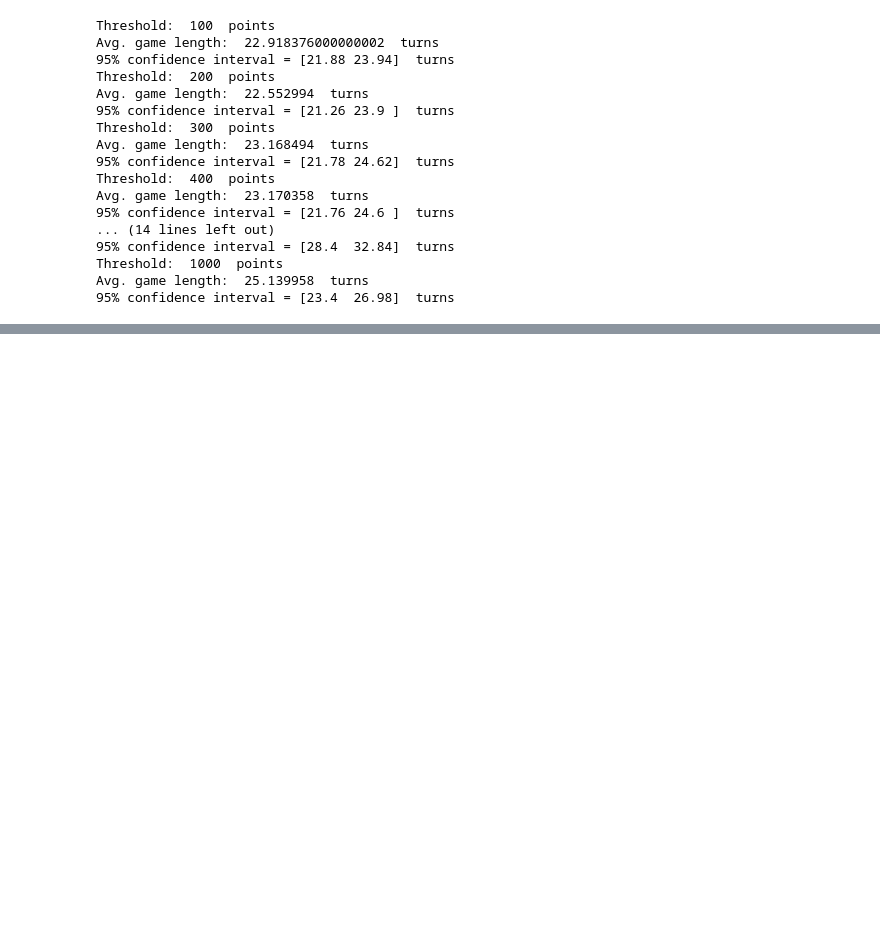
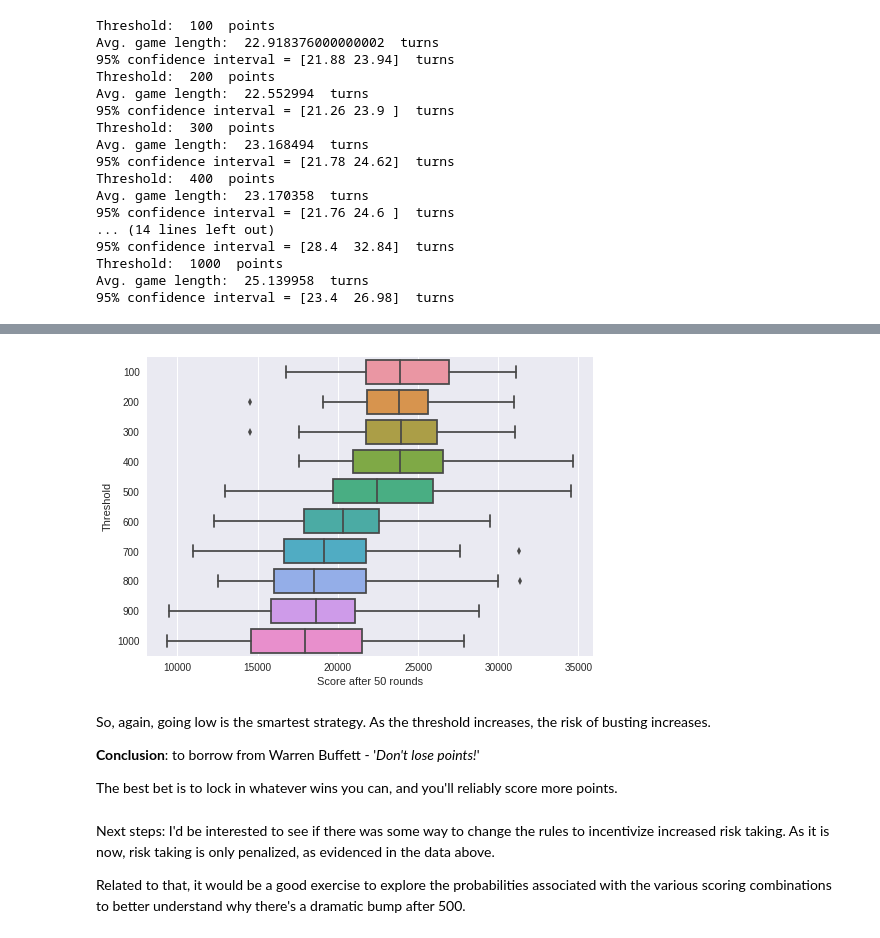
Before and after one commit to jimmyjamesarnold/10000-dice-game-simulator-and-stats, a Jupyter notebook: 10k_game_stats.ipynb, the cells around one changed output, grey strips where cells are left out. Saved outputs shown, nothing was run; the diff lists cells and outputs as text; code cells hidden in the pictures; blank space fills up the shorter version.

```diff
--- a/10k_game_stats.ipynb
+++ b/10k_game_stats.ipynb
@@ -269,0 +280,20 @@ I would also like to try gamify this code, and use Deep Learning to see if there
+# %%
+# First, convert results to df, separate for each
+df_hS = pd.DataFrame(allHighScores, index=threshold).transpose()
+df_hS.describe
+# Wrangle and convert length, boxplot
+df_sM = pd.melt(df_hS,var_name='Threshold',value_name='Score after 50 rounds')
+ax = sns.boxplot(y='Threshold',x='Score after 50 rounds',data=df_sM,orient="h")
+# %% [output]
+[figure, added]
+# %% [markdown]
+So, again, going low is the smartest strategy. As the threshold increases, the risk of busting increases.
+
+**Conclusion**: to borrow from Warren Buffett - '*Don't lose points!*'
+
+The best bet is to lock in whatever wins you can, and you'll reliably score more points.
+# %% [markdown]
+Next steps:
+I'd be interested to see if there was some way to change the rules to incentivize increased risk taking. As it is now, risk taking is only penalized, as evidenced in the data above.
+
+Related to that, it would be a good exercise to explore the probabilities associated with the various scoring combinations to better understand why there's a dramatic bump after 500.
```
Also changed, not shown: parts of 5 cells of this notebook.
